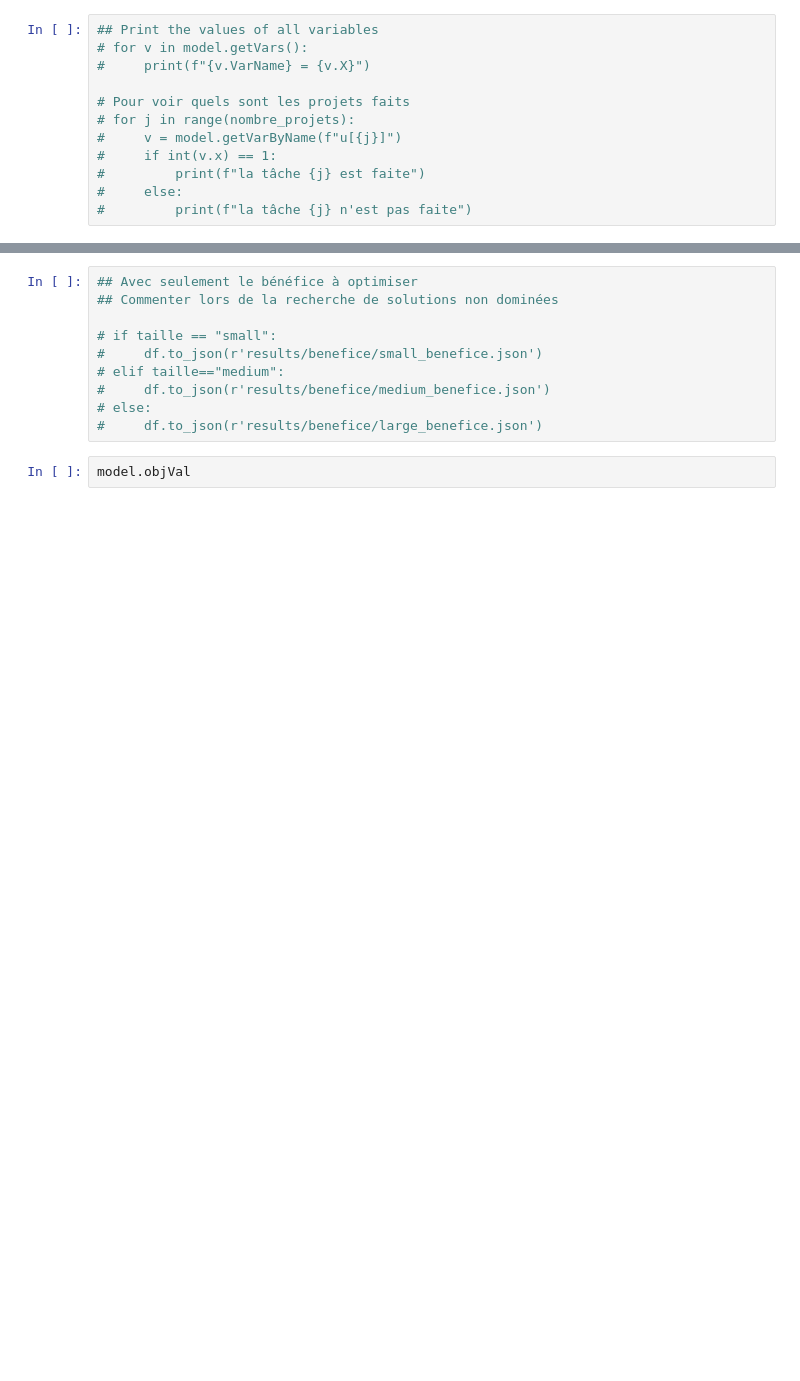
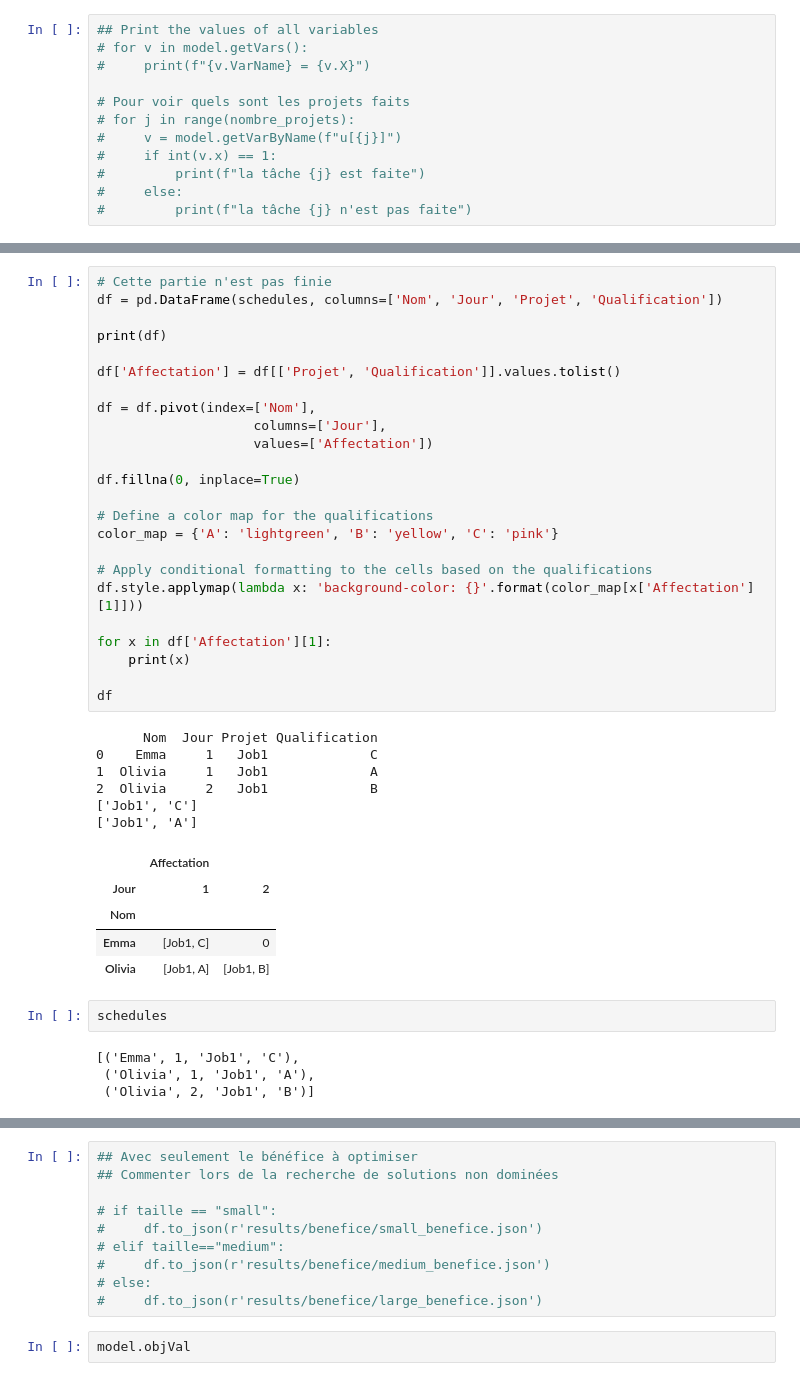
Before and after one commit to luclemot/project-sdp, a Jupyter notebook: optimization.ipynb, the cells around one changed output, grey strips where cells are left out. Cells and saved outputs as stored; diff of their text form; blank space fills up the shorter version.

```diff
--- a/optimization.ipynb
+++ b/optimization.ipynb
@@ -366,6 +357,48 @@ tasks_performances.sort()
 #     v2 = model.getVarByName(f"dateFin[{j}]")
 #     if int(v.x) == 1:
 #         print(f"la tâche {j} commence à la date {int(1+v1.x)} et finit à la date {int(1+v2.x)}")
+# %%
+# Cette partie n'est pas finie
+df = pd.DataFrame(schedules, columns=['Nom', 'Jour', 'Projet', 'Qualification'])
+
+print(df)
+
+df['Affectation'] = df[['Projet', 'Qualification']].values.tolist()
+
+df = df.pivot(index=['Nom'],
+                    columns=['Jour'],
+                    values=['Affectation'])
+
+df.fillna(0, inplace=True)
+
+# Define a color map for the qualifications
+color_map = {'A': 'lightgreen', 'B': 'yellow', 'C': 'pink'}
+
+# Apply conditional formatting to the cells based on the qualifications
+df.style.applymap(lambda x: 'background-color: {}'.format(color_map[x['Affectation'][1]]))
+
+for x in df['Affectation'][1]:
+    print(x)
+
+df
+# %% [output]
+      Nom  Jour Projet Qualification
+0    Emma     1   Job1             C
+1  Olivia     1   Job1             A
+2  Olivia     2   Job1             B
+['Job1', 'C']
+['Job1', 'A']
+|  | Affectation |  |
+| Jour | 1 | 2 |
+| Nom |  |  |
+| Emma | [Job1, C] | 0 |
+| Olivia | [Job1, A] | [Job1, B] |
+# %%
+schedules
+# %% [output]
+[('Emma', 1, 'Job1', 'C'),
+ ('Olivia', 1, 'Job1', 'A'),
+ ('Olivia', 2, 'Job1', 'B')]
 # %%
 from utils.show_planning import show_planning
 
```
Also changed, not shown: parts of 12 cells of this notebook.
